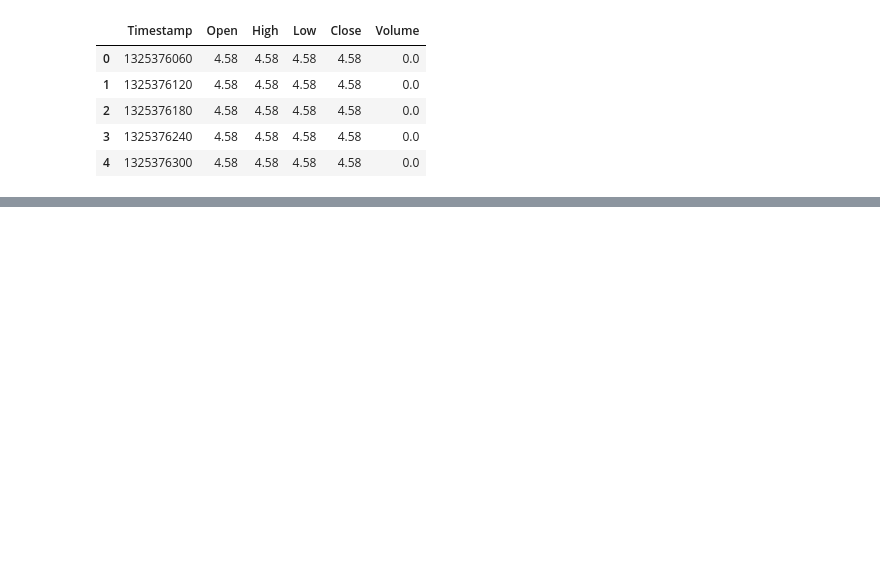
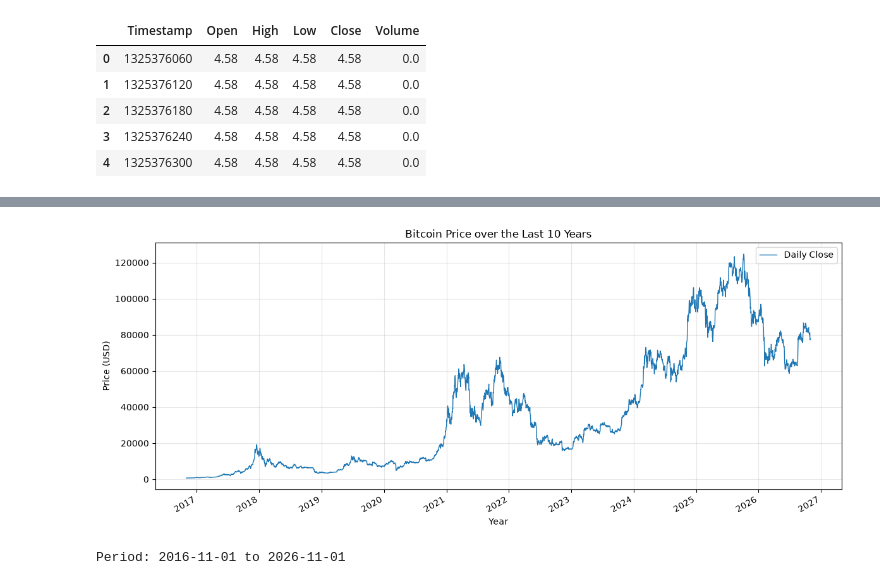
Before and after one commit to kiyul728-creator/Data-Analysis-road-to-Business, a Jupyter notebook: DATA_ANALYSIS/6주차/bitcoin.ipynb, the cells around one changed output, grey strips where cells are left out. Saved outputs shown, nothing was run; the diff lists cells and outputs as text; code cells hidden in the pictures; blank space fills up the shorter version.

```diff
--- a/DATA_ANALYSIS/6주차/bitcoin.ipynb
+++ b/DATA_ANALYSIS/6주차/bitcoin.ipynb
@@ -47,0 +86,27 @@ df.head()
+# %%
+import pandas as pd
+import matplotlib.pyplot as plt
+import matplotlib.dates as mdates
+
+# 데이터의 마지막 날짜를 기준으로 10년 전부터 선택
+end_date = daily.index.max()
+start_date = end_date - pd.DateOffset(years=10)
+ten_years = daily.loc[start_date:end_date]
+
+fig, ax = plt.subplots(figsize=(12, 5))
+ax.plot(ten_years.index, ten_years["Close"], label="Daily Close", linewidth=1)
+ax.set_title("Bitcoin Price over the Last 10 Years")
+ax.set_xlabel("Year")
+ax.set_ylabel("Price (USD)")
+ax.xaxis.set_major_locator(mdates.YearLocator())
+ax.xaxis.set_major_formatter(mdates.DateFormatter("%Y"))
+ax.legend()
+ax.grid(alpha=0.3)
+fig.autofmt_xdate()
+plt.tight_layout()
+plt.show()
+
+print(f"Period: {ten_years.index.min():%Y-%m-%d} to {ten_years.index.max():%Y-%m-%d}")
+# %% [output]
+[figure, added]
+Period: 2016-11-01 to 2026-11-01
```
Also changed, not shown: parts of 11 cells of this notebook, 1 other file.
